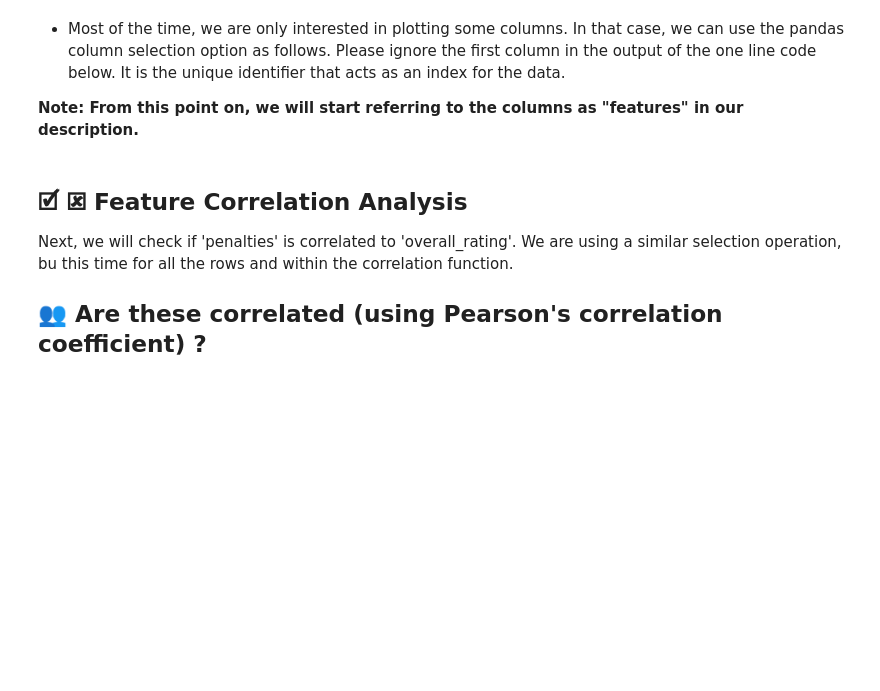
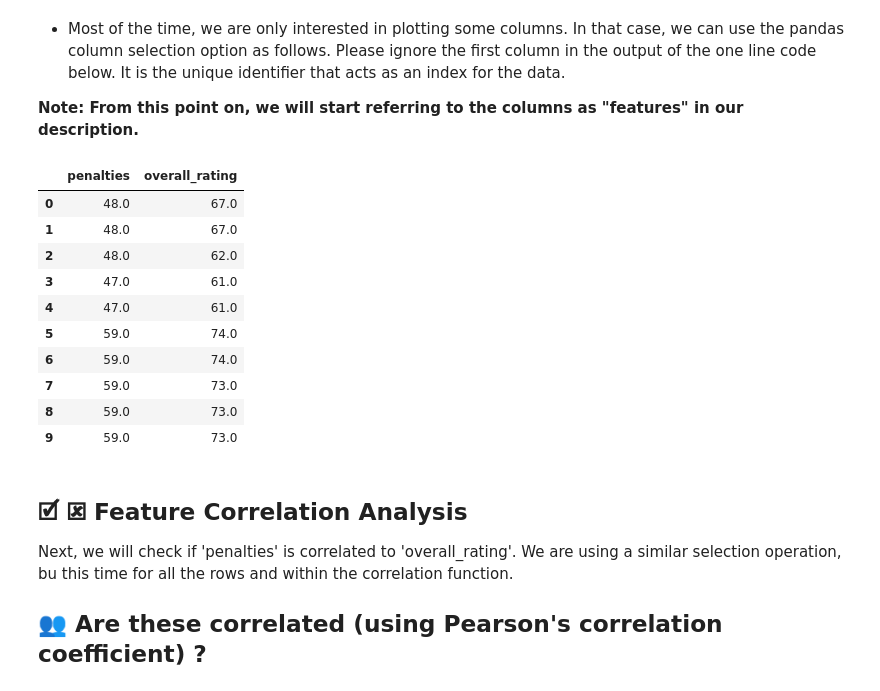
Before and after one commit to PabloYepes27/DataScience, a Jupyter notebook: Introduction_to_Data_Science_With_Data_Science.ipynb, the cells around one changed output. Saved outputs shown, nothing was run; the diff lists cells and outputs as text; code cells hidden in the pictures; blank space fills up the shorter version.

```diff
--- a/Introduction_to_Data_Science_With_Data_Science.ipynb
+++ b/Introduction_to_Data_Science_With_Data_Science.ipynb
@@ -253,6 +274,22 @@ We will use the head function for data frames for this task. This gives us every
 * Most of the time, we are only interested in plotting some columns. In that case, we can use the pandas column selection option as follows. Please ignore the first column in the output of the one line code below. It is the unique identifier that acts as an index for the data.
 
 **Note: From this point on, we will start referring to the columns as "features" in our description.**
+# %%
+df[:10][['penalties', 'overall_rating']]
+
+# df[rows][columns] - Here we are specifying the first 10 rows and the columns labeled as "penalties" and "overall_rating"
+# %% [output]
+|  | penalties | overall_rating |
+| 0 | 48.0 | 67.0 |
+| 1 | 48.0 | 67.0 |
+| 2 | 48.0 | 62.0 |
+| 3 | 47.0 | 61.0 |
+| 4 | 47.0 | 61.0 |
+| 5 | 59.0 | 74.0 |
+| 6 | 59.0 | 74.0 |
+| 7 | 59.0 | 73.0 |
+| 8 | 59.0 | 73.0 |
+| 9 | 59.0 | 73.0 |
 # %% [markdown]
 ## &#128505; &#128503;  Feature Correlation Analysis
 
```
Also changed, not shown: parts of 5 cells of this notebook.
